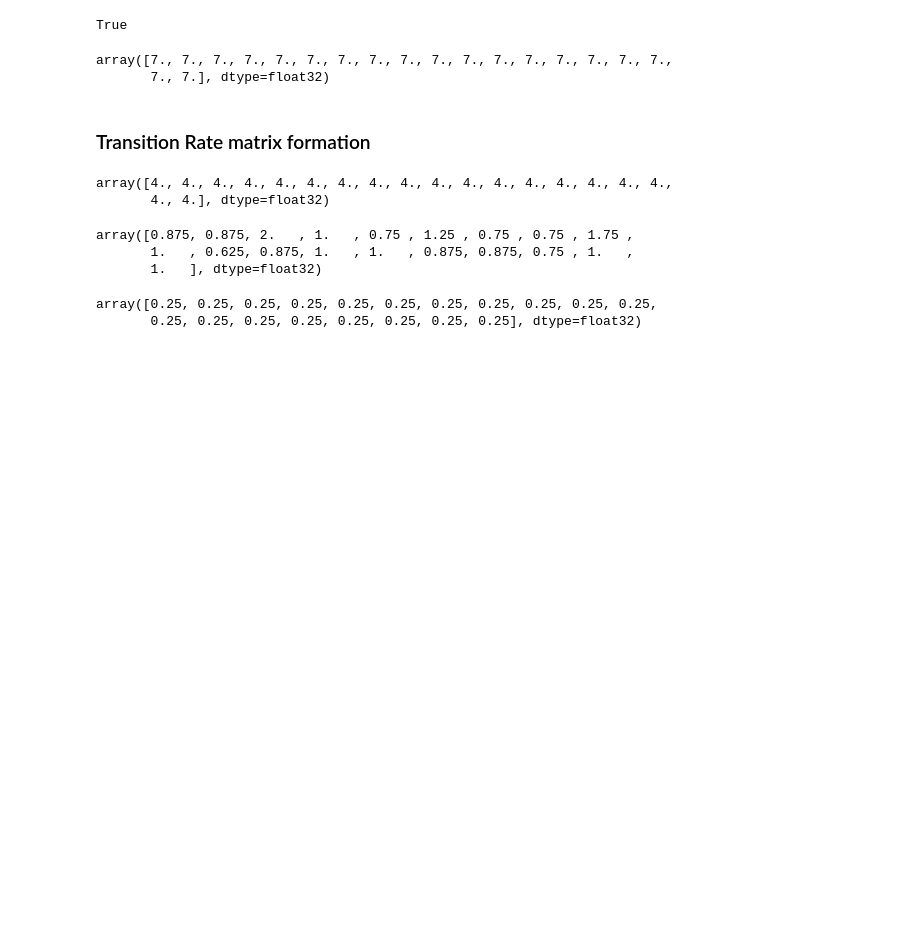
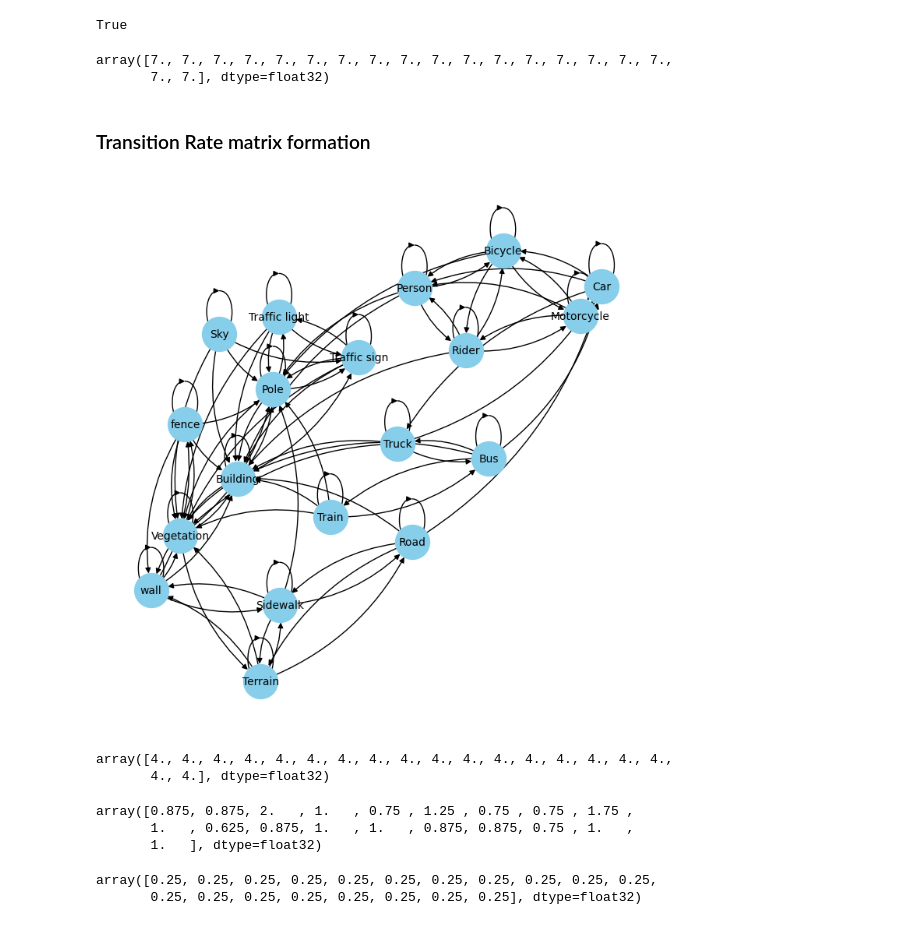
Before and after one commit to Siddharth-Shrivastava7/Diffusion_conditional_prior_segmentation, a Jupyter notebook: DDP/segmentation/mmseg/models/discrete_diffusion/testing_with_protos.ipynb, the cells around one changed output. Saved outputs shown, nothing was run; the diff lists cells and outputs as text; code cells hidden in the pictures; blank space fills up the shorter version.

Commit message:
similarity class grpah using protos

```diff
--- a/DDP/segmentation/mmseg/models/discrete_diffusion/testing_with_protos.ipynb
+++ b/DDP/segmentation/mmseg/models/discrete_diffusion/testing_with_protos.ipynb
@@ -609,3 +626,31 @@ k = 4
+# %%
+similarity_matrix_tensor = similarity_among_classes(protos)
+# %%
+similarity_matrix = np.array(similarity_matrix_tensor)
+# %%
+ind_2_class_dict = {
+    0: "Road",
+    1: "Sidewalk",
+    2: "Building",
+    3: "wall",
+    4: "fence",
+    5: "Pole",
+    6: "Traffic light",
+    7: "Traffic sign",
+    8: "Vegetation",
+    9: "Terrain",
+    10: "Sky",
+    11: "Person",
+    12: "Rider",
+    13: "Car",
+    14: "Truck",
+    15: "Bus",
+    16: "Train",
+    17: "Motorcycle",
+    18: "Bicycle"
+}
+# %%
+k = 5
 # %%
 def calculate_adjacency_matrix_knn(similarity_matrix, k):
     adj = similarity_matrix.copy()
@@ -620,6 +665,18 @@ def calculate_adjacency_matrix_knn(similarity_matrix, k):
     return adj, similar_classes
 # %%
 adj, similar_classes = calculate_adjacency_matrix_knn(similarity_matrix, k)
+# %%
+# similar_classes
+# adj.shape
+## graph visualisation of similar classes
+
+plt.figure(figsize=(8,7))
+G = nx.DiGraph(adj)
+pos = nx.spring_layout(G)
+nx.draw(G, pos, with_labels = True, labels = ind_2_class_dict, node_size = 1000, node_color='skyblue', font_size = 10, font_color='black', connectionstyle='arc3,rad=0.2')
+plt.show()
+# %% [output]
+[figure, added]
 # %%
 adj_s = (adj + adj.T) / (2 * k)
 # %%
```
Also changed, not shown: parts of 3 cells of this notebook, 1 other file.
